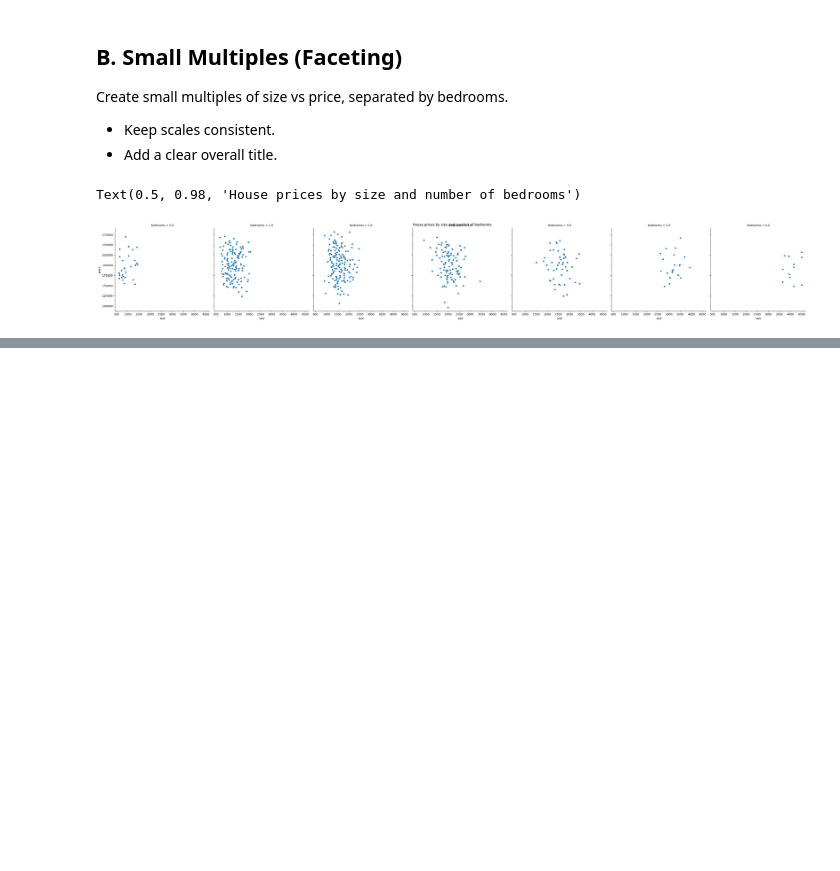
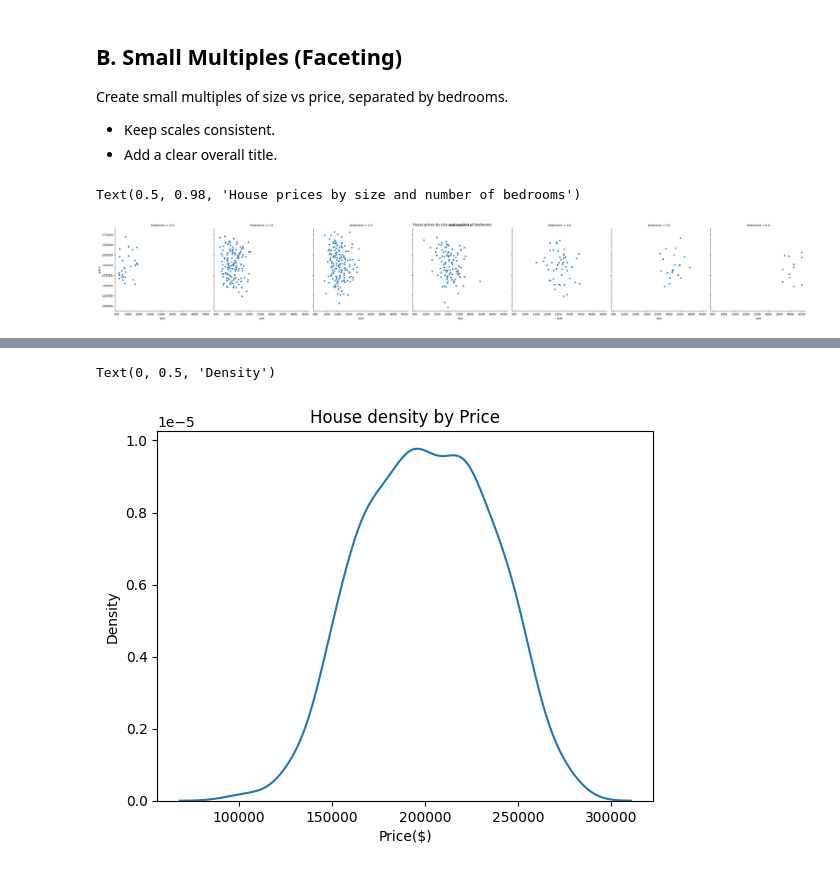
Before and after one commit to Nikolai-N484/Data201_NikolaiN, a Jupyter notebook: Week3/Week_3_Assignment_Nikolai.ipynb, the cells around one changed output, grey strips where cells are left out. Drawn from its saved outputs; the diff is of its cells as text; code cells hidden in the pictures; blank space fills up the shorter version.

```diff
--- a/Week3/Week_3_Assignment_Nikolai.ipynb
+++ b/Week3/Week_3_Assignment_Nikolai.ipynb
@@ -78,0 +103,8 @@ Text(0.5, 0.98, 'House prices by size and number of bedrooms')
+# %%
+sns.kdeplot(data= df, x= "price")
+plt.title("House density by Price")
+plt.xlabel("Price($)")
+plt.ylabel("Density")
+# %% [output]
+Text(0, 0.5, 'Density')
+[figure, added]
```
Also changed, not shown: parts of 14 cells of this notebook.
